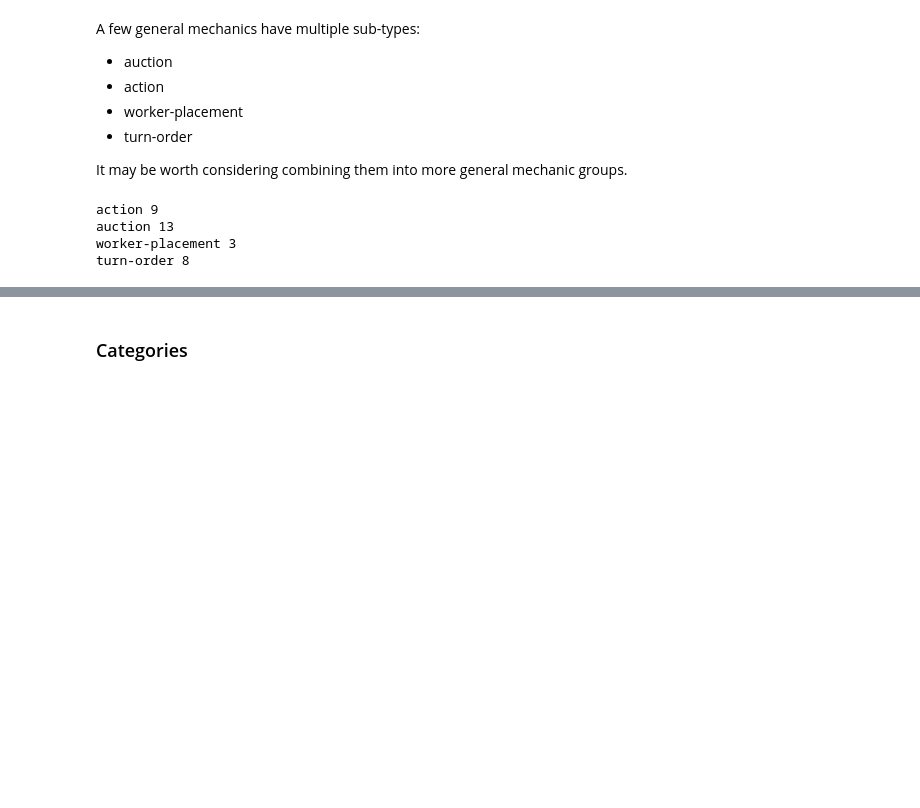
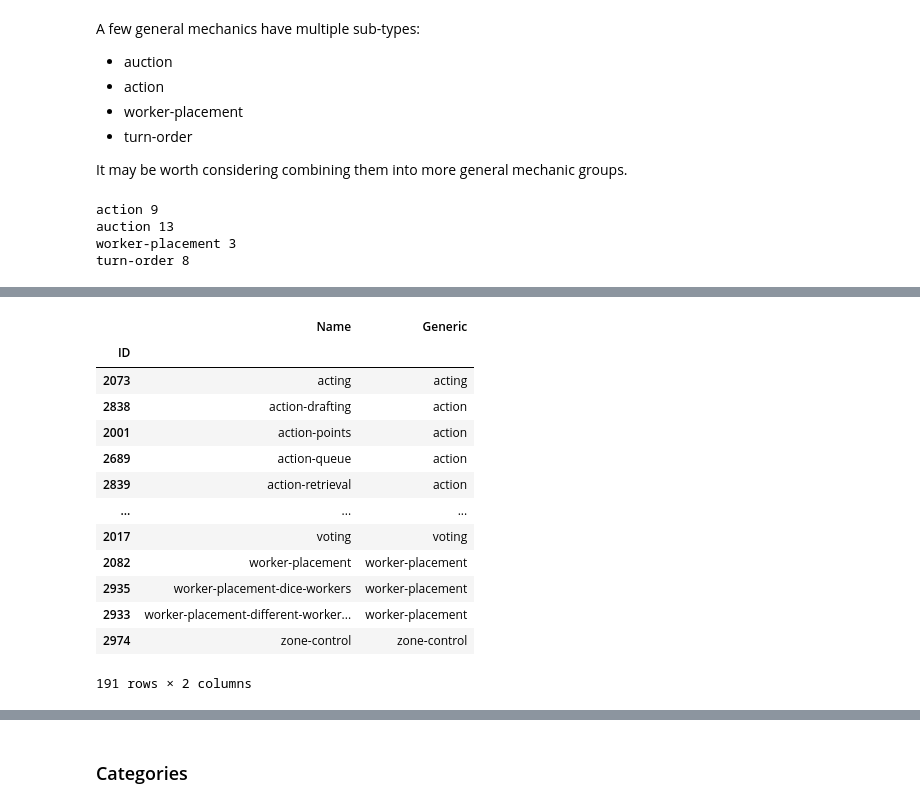
Before and after one commit to randynobx/bloomtech-ds40-group-project, a Jupyter notebook: notebooks/eda.ipynb, the cells around one changed output, grey strips where cells are left out. Drawn from its saved outputs; the diff is of its cells as text; code cells hidden in the pictures; blank space fills up the shorter version.

```diff
--- a/notebooks/eda.ipynb
+++ b/notebooks/eda.ipynb
@@ -120,0 +133,32 @@ Name: Mechanic, Length: 181, dtype: int64
+# %%
+def make_generic(mechanic: str) -> str:
+    '''Condense mechanics to fewer types'''
+    if 'action' in mechanic:
+        return 'action'
+    elif 'auction' in mechanic:
+        return 'auction'
+    elif 'worker-placement' in mechanic:
+        return 'worker-placement'
+    elif 'turn-order' in mechanic:
+        return 'turn-order'
+    else:
+        return mechanic
+# %%
+# Apply generic mechanic labels to df_mechanics
+df_mechanics['Generic'] = df_mechanics['Name'].apply(make_generic)
+df_mechanics
+# %% [output]
+|  | Name | Generic |
+| ID |  |  |
+| 2073 | acting | acting |
+| 2838 | action-drafting | action |
+| 2001 | action-points | action |
+| 2689 | action-queue | action |
+| 2839 | action-retrieval | action |
+| ... | ... | ... |
+| 2017 | voting | voting |
+| 2082 | worker-placement | worker-placement |
+| 2935 | worker-placement-dice-workers | worker-placement |
+| 2933 | worker-placement-different-worker... | worker-placement |
+| 2974 | zone-control | zone-control |
+191 rows × 2 columns
```
Also changed, not shown: parts of 16 cells of this notebook, 3 other files.
